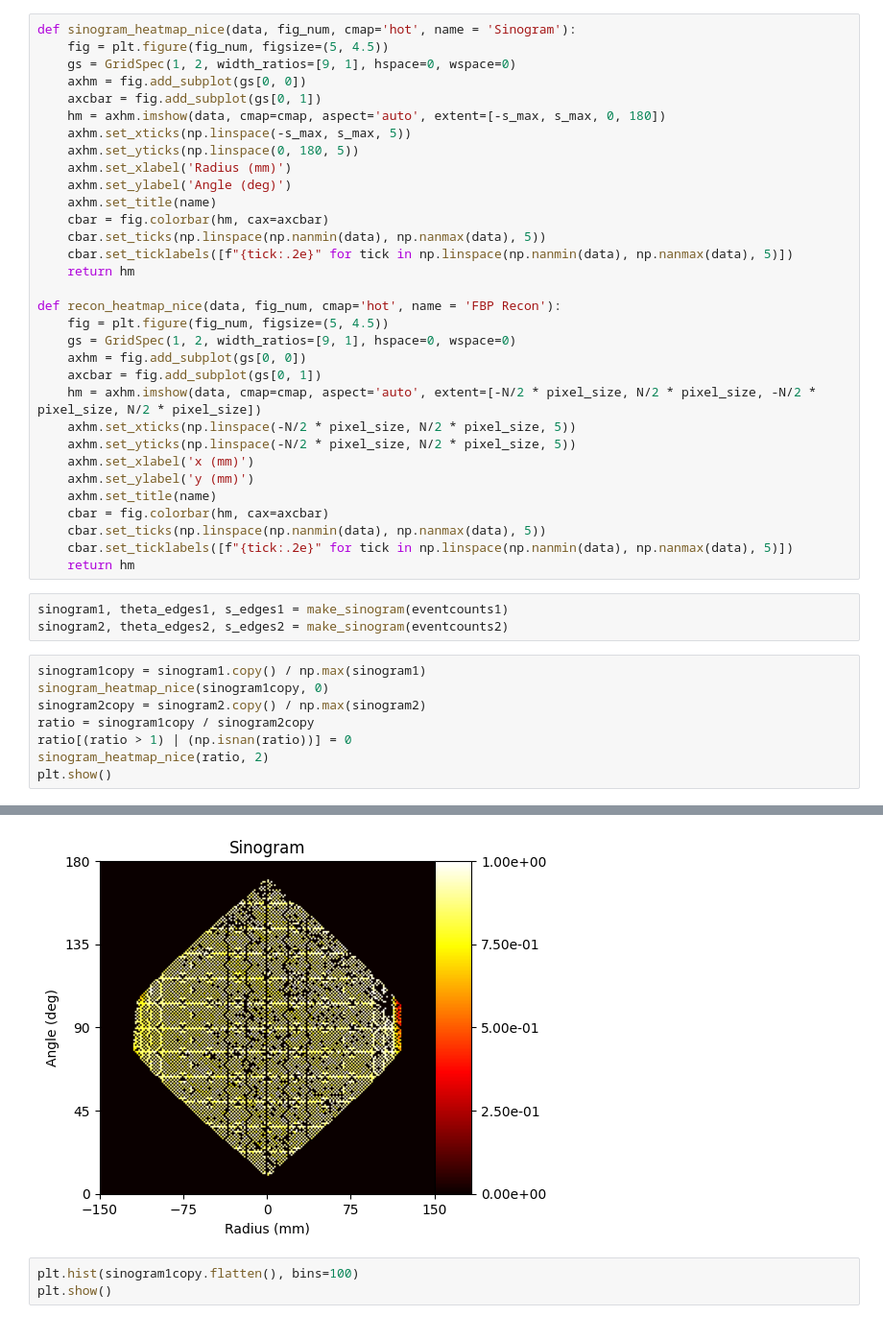
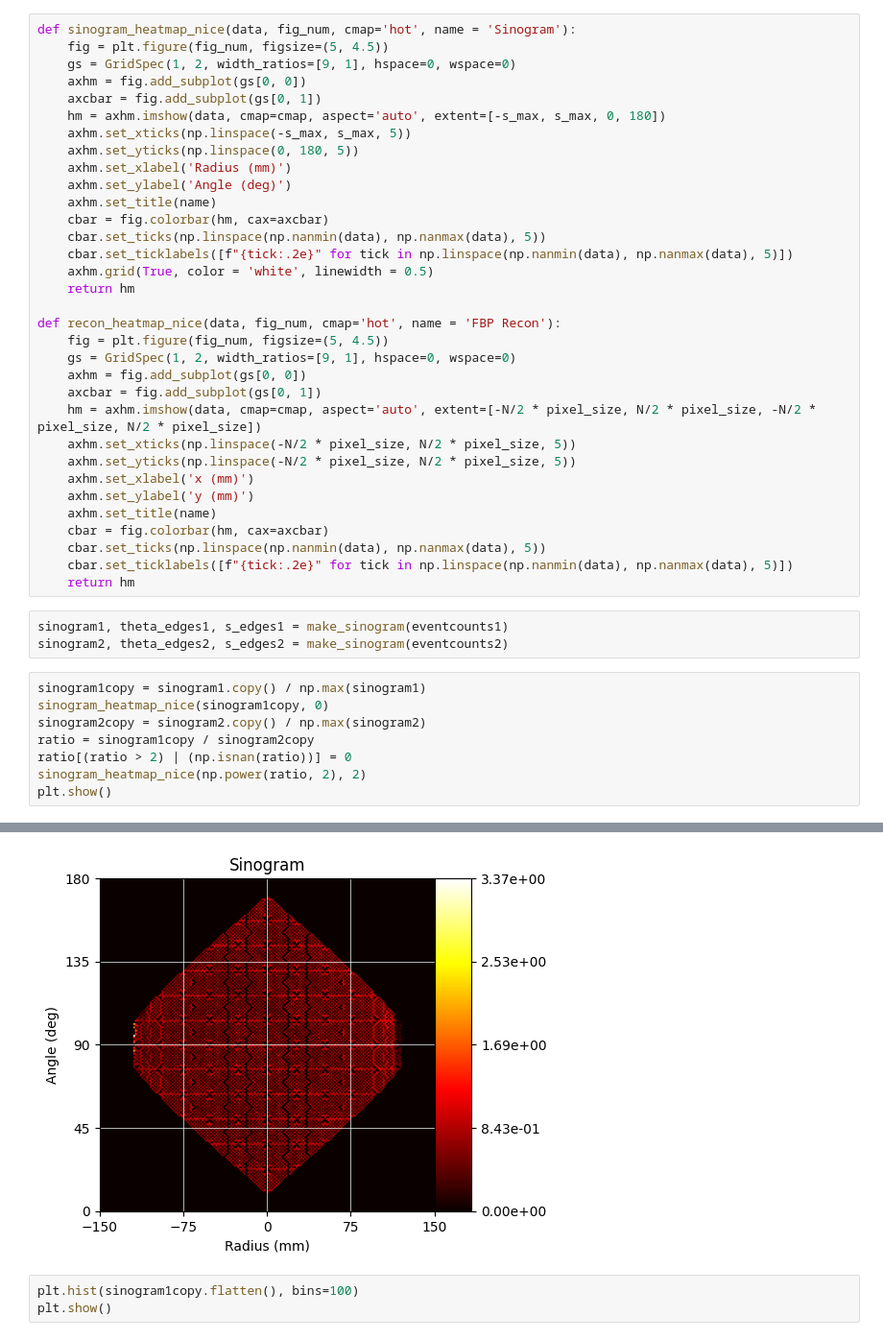
Before and after one commit to chenkale/kalechenPETallcode, a Jupyter notebook: Spatial Resolution/filteredbackprojection.ipynb, the cells around one changed output, grey strips where cells are left out. Shown at 96% size. Drawn from its saved outputs; the diff is of its cells as text.

```diff
--- a/Spatial Resolution/filteredbackprojection.ipynb
+++ b/Spatial Resolution/filteredbackprojection.ipynb
@@ -166,6 +166,7 @@ def sinogram_heatmap_nice(data, fig_num, cmap='hot', name = 'Sinogram'):
     cbar = fig.colorbar(hm, cax=axcbar)
     cbar.set_ticks(np.linspace(np.nanmin(data), np.nanmax(data), 5))
     cbar.set_ticklabels([f"{tick:.2e}" for tick in np.linspace(np.nanmin(data), np.nanmax(data), 5)])
+    axhm.grid(True, color = 'white', linewidth = 0.5)
     return hm
 
 def recon_heatmap_nice(data, fig_num, cmap='hot', name = 'FBP Recon'):
@@ -191,7 +192,7 @@ sinogram1copy = sinogram1.copy() / np.max(sinogram1)
 sinogram_heatmap_nice(sinogram1copy, 0)
 sinogram2copy = sinogram2.copy() / np.max(sinogram2)
 ratio = sinogram1copy / sinogram2copy
-ratio[(ratio > 1) | (np.isnan(ratio))] = 0
-sinogram_heatmap_nice(ratio, 2)
+ratio[(ratio > 2) | (np.isnan(ratio))] = 0
+sinogram_heatmap_nice(np.power(ratio, 2), 2)
 plt.show()
 # %% [output]
@@ -199,4 +200,4 @@ plt.show()
-[figure, old version]
+[figure, new version]
 # %%
 plt.hist(sinogram1copy.flatten(), bins=100)
 plt.show()
```
Also changed, not shown: parts of 1 cell of this notebook, 15 other files.
